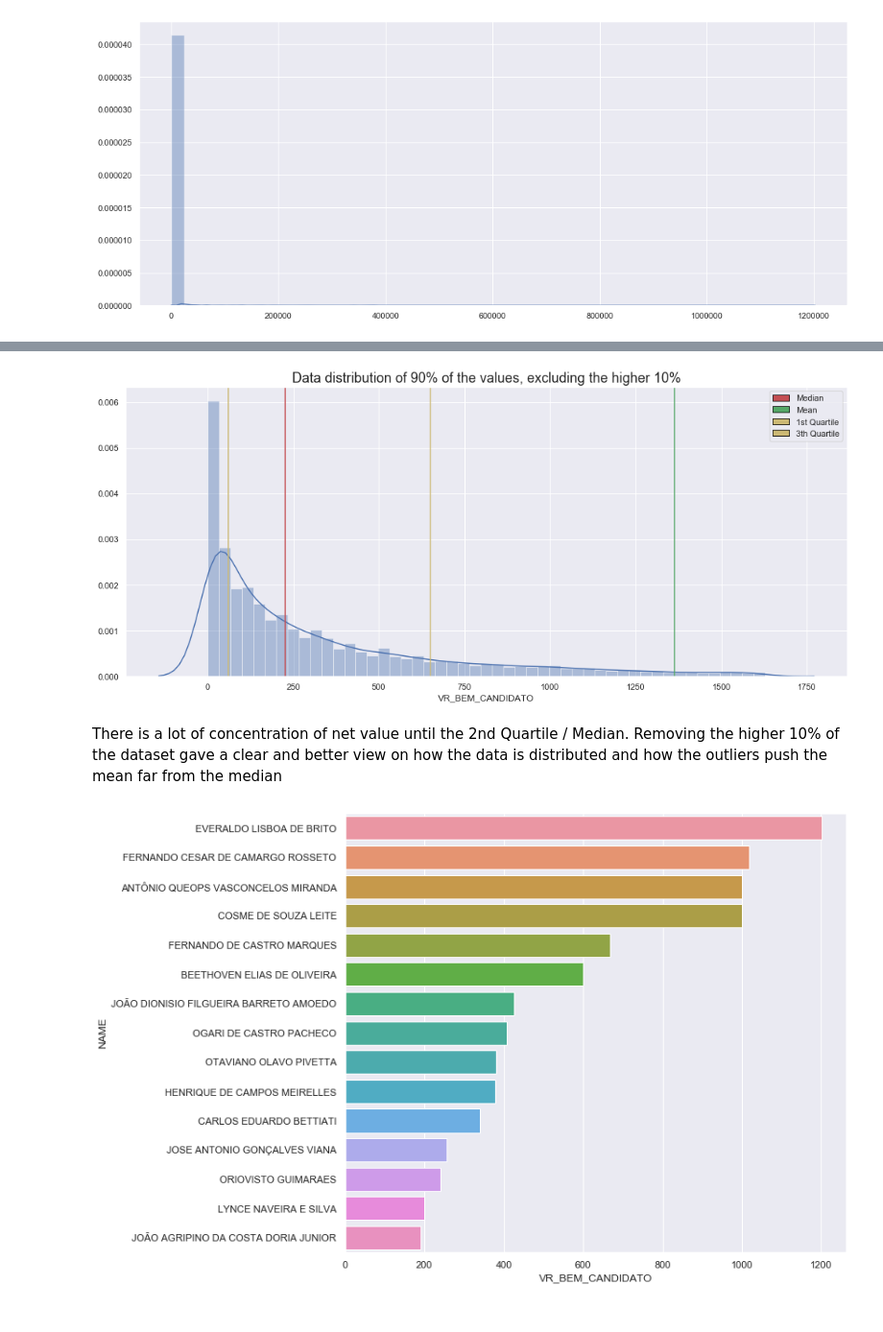
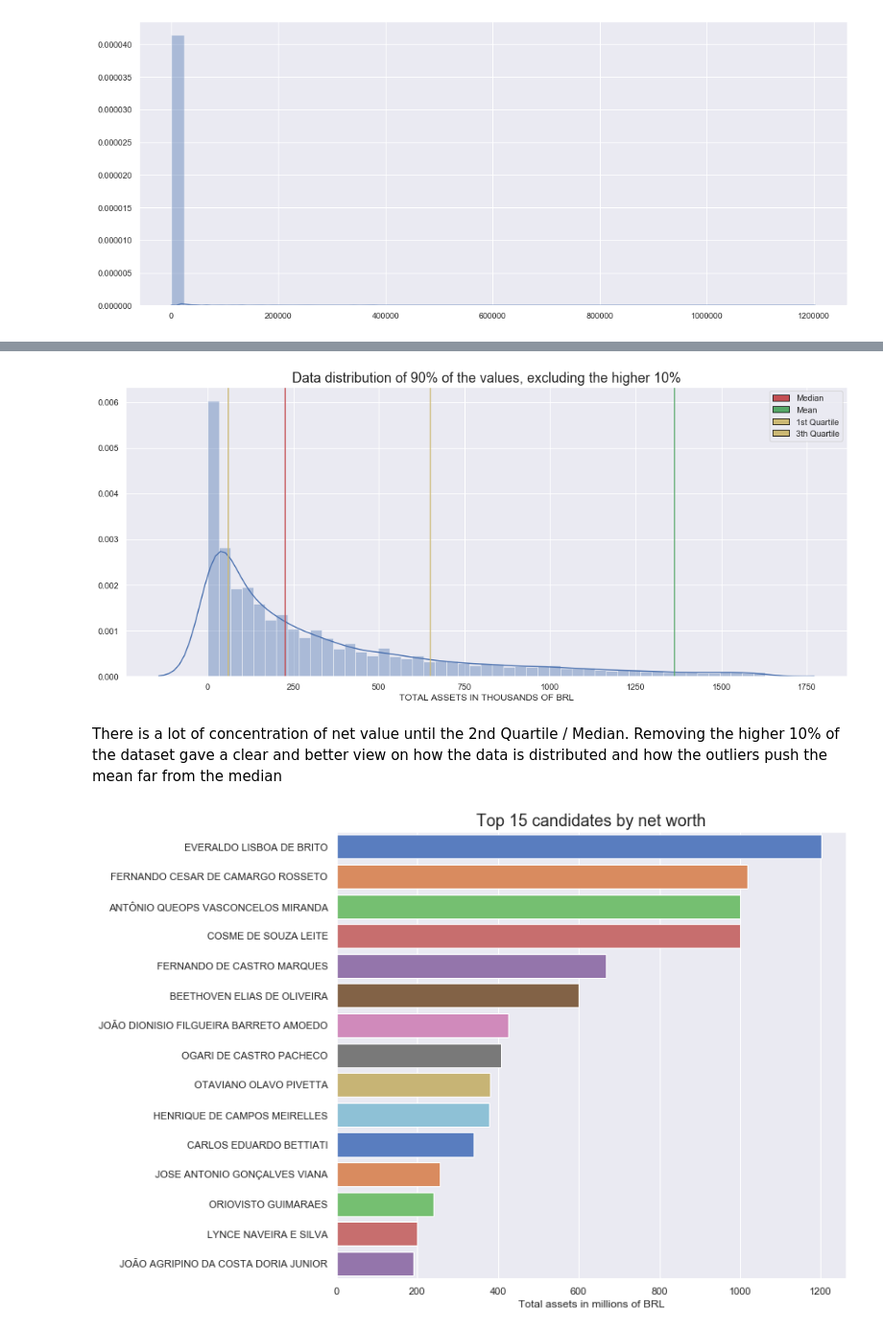
Before and after one commit to gguillaux/brazil_elections_2018, a Jupyter notebook: EDA.ipynb, the cells around one changed output, grey strips where cells are left out. Shown at 96% size. Saved outputs shown, nothing was run; the diff lists cells and outputs as text; code cells hidden in the pictures.

```diff
--- a/EDA.ipynb
+++ b/EDA.ipynb
@@ -98,9 +99,10 @@ labels= ["Median", "Mean", "1st Quartile", "3th Quartile"]
 plt.legend(handles, labels)
 plt.title('Data distribution of 90% of the values, excluding the higher 10%',
           fontdict={'fontsize': 18})
+p.set_xlabel('TOTAL ASSETS IN THOUSANDS OF BRL')
 plt.show()
 # %% [output]
-[figure, old version]
+[figure, new version]
 # %% [markdown]
 There is a lot of concentration of net value until the 2nd Quartile / Median.
 Removing the higher 10% of the dataset gave a clear and better view on how the
@@ -109,14 +111,22 @@ data is distributed and how the outliers push the mean far from the median
 # Filter top 15 wealthy candidates
 top_15 = total_assets_by_cand.head(15).sort_index().reset_index()
 top_15['VR_BEM_CANDIDATO'] = top_15['VR_BEM_CANDIDATO'] / 1000000
-aux = cand[['SQ_CANDIDATO', 'NM_CANDIDATO']]
+aux = cand[['SQ_CANDIDATO', 'NM_CANDIDATO', 'DS_SIT_TOT_TURNO', 'DS_GENERO']]
 aux.set_index('SQ_CANDIDATO', inplace=True)
+aux.loc[ : , 'STATUS'] = aux['DS_SIT_TOT_TURNO'].apply(lambda x: 'ELECTED' if x in ('ELEITO POR QP', 'ELEITO', 'ELEITO POR MÉDIA') else 'NOT ELECTED')
 cand_names = aux.to_dict()['NM_CANDIDATO']
+cand_status = aux.to_dict()['STATUS']
 top_15['NAME'] = top_15['SQ_CANDIDATO'].apply(lambda x: cand_names.get(x))
+top_15['STATUS'] = top_15['SQ_CANDIDATO'].apply(lambda x: cand_status.get(x))
 #ax = sns.barplot(x="SQ_CANDIDATO", y="VR_BEM_CANDIDATO", data=total_assets_by_cand.head(10).sort_index().reset_index())
 # %%
 sns.set(rc={'figure.figsize' : (10,9)})
 top_15.sort_values('VR_BEM_CANDIDATO', ascending=False, inplace=True)
-g = sns.barplot(data=top_15, y='NAME', x='VR_BEM_CANDIDATO')
+g = sns.barplot(data=top_15, y='NAME', x='VR_BEM_CANDIDATO', palette='muted')
+g.set_ylabel('')
+g.set_xlabel('Total assets in millions of BRL')
+plt.title('Top 15 candidates by net worth',
+          fontdict={'fontsize': 18})
+plt.show()
 # %% [output]
-[figure, old version]
+[figure, new version]
```
Also changed, not shown: parts of 4 cells of this notebook.
